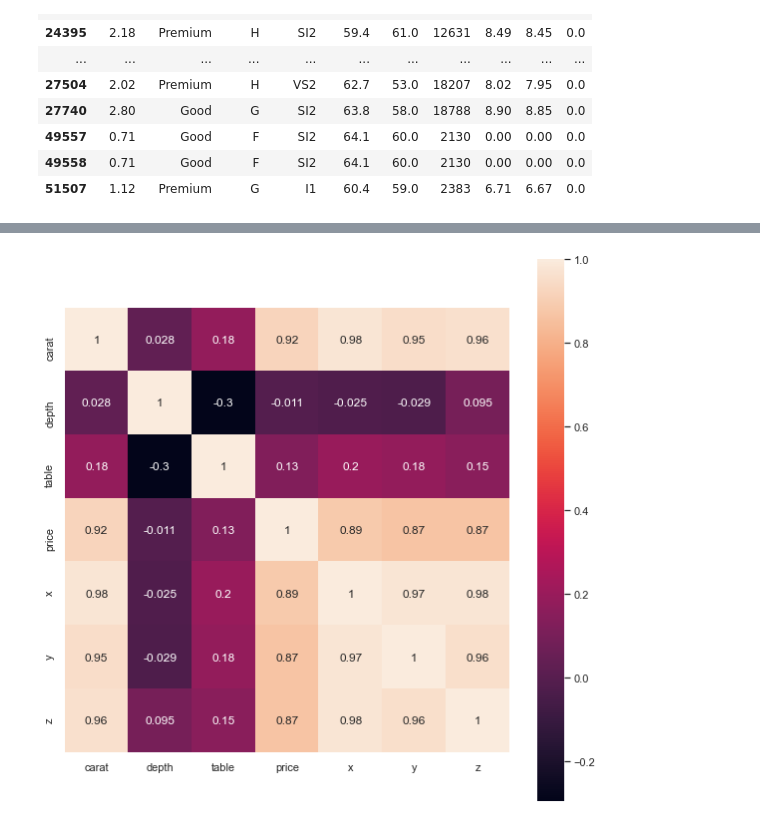
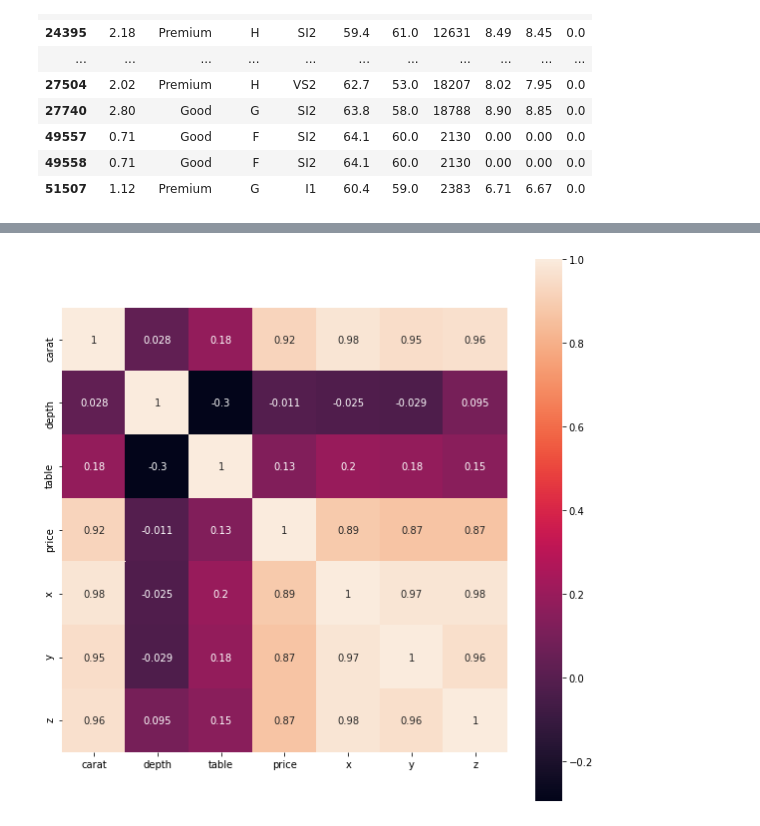
Before and after one commit to ktomaszewska97/Diamonds-analysis, a Jupyter notebook: notebook.ipynb, the cells around one changed output, grey strips where cells are left out. Drawn from its saved outputs; the diff is of its cells as text; code cells hidden in the pictures.

```diff
--- a/notebook.ipynb
+++ b/notebook.ipynb
@@ -4,8 +4,7 @@ import numpy as np
 import matplotlib.pyplot as plt
 import seaborn as sns
 from sklearn.model_selection import train_test_split
-
-sns.set(rc={'figure.figsize':(10, 10)})
+from scipy import stats
 # %% [markdown]
 # Data analysis
 # %%
@@ -89,8 +95,8 @@ plt.show()
 # %%
 # Correlation
-# Should add some conclusions coming from charts
+plt.figure(figsize=(10,10))
 corr = diamonds.corr()
 sns.heatmap(data=corr, square=True , annot=True, cbar=True)
 plt.show()
 # %% [output]
-[figure, old version]
+[figure, new version]
```
Also changed, not shown: parts of 43 cells of this notebook.
